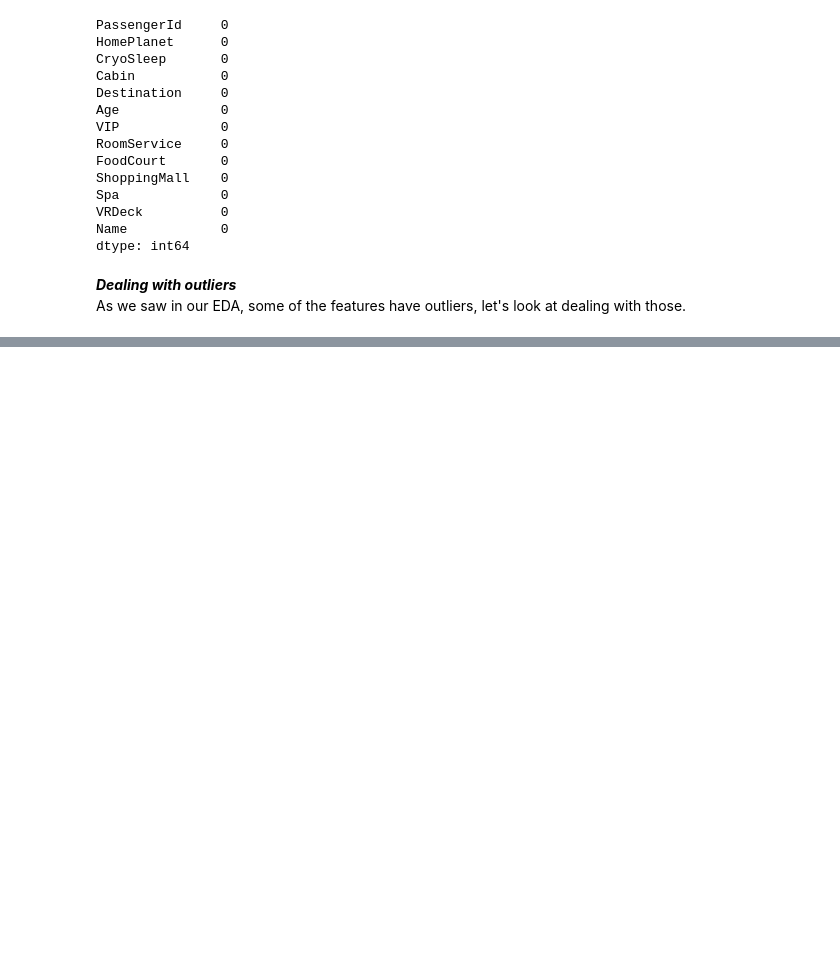
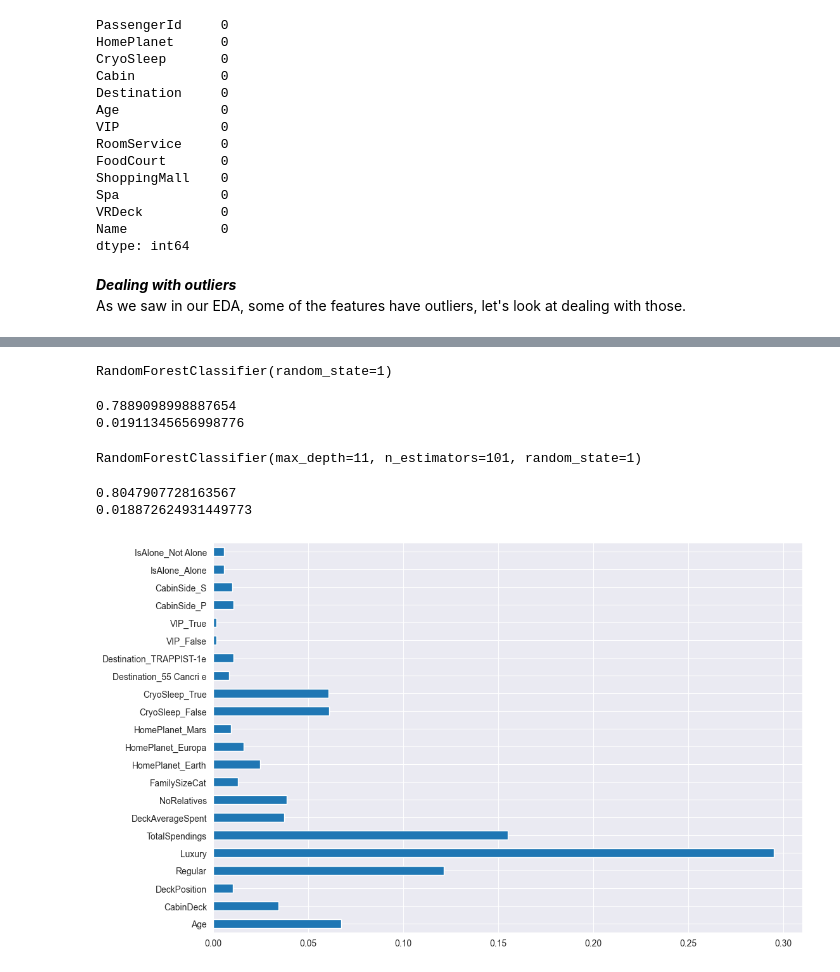
Before and after one commit to arjun-s-s/Spaceship-Titanic-Kaggle-Competition-, a Jupyter notebook: Spaceship Titanic - Random Forest Approach.ipynb, the cells around one changed output, grey strips where cells are left out. Saved outputs shown, nothing was run; the diff lists cells and outputs as text; code cells hidden in the pictures; blank space fills up the shorter version.

```diff
--- a/Spaceship Titanic - Random Forest Approach.ipynb
+++ b/Spaceship Titanic - Random Forest Approach.ipynb
@@ -674,0 +828,7 @@ AttributeError: 'NoneType' object has no attribute 'copy'
+# %%
+# Univariate feature selection
+chi_selector = SelectKBest(chi2, k = 22).fit(X, y)
+
+chi_support = chi_selector.get_support()
+chi_feature = X.loc[:, chi_support].columns
+chi_feature
@@ -674,0 +843,53 @@ AttributeError: 'NoneType' object has no attribute 'copy'
+# %%
+
+X = X[chi_feature]
+
+# baseline model
+baseline_model = RandomForestClassifier(random_state = 1)
+baseline_model.fit(X, y)
+# %% [output]
+RandomForestClassifier(random_state=1)
+# %%
+
+# store accuracy of baseline model prediction in results
+result = cross_val_score(baseline_model, X, y, cv = 20, scoring = "accuracy")
+
+# print mean and standard deviation of baseline model
+print(np.mean(result))
+print(np.std(result))
+# %% [output]
+0.7889098998887654
+0.01911345656998776
+# %%
+# provide range for max_depth from 1 to 20 with an interval of 2
+# provide range for n_estimators from 1 to 200 with an interval of 20
+paramgrid = {'max_depth': list(range(1, 20, 2)),
+             'n_estimators': list(range(1, 200, 20))}
+grid_search = GridSearchCV(RandomForestClassifier(random_state = 1), paramgrid)
+
+# fit the grid search model
+grid_search.fit(X, y)
+
+# Estimating the optimized value
+grid_search.best_estimator_
+# %%
+
+# build final model with these optimized values
+model_final = RandomForestClassifier(max_depth=11, n_estimators=101, random_state=1)
+
+# fit model on X and y
+model_final.fit(X, y)
+# %% [output]
+RandomForestClassifier(max_depth=11, n_estimators=101, random_state=1)
+# %%
+
+# store accuracy of each final model's prediction in result
+result_final = cross_val_score(model_final, X, y, cv = 20, scoring = "accuracy")
+
+# print mean and standard deviation of the accuracy of the final model
+
+print(np.mean(result_final))
+print(np.std(result_final))
+# %% [output]
+0.8047907728163567
+0.018872624931449773
@@ -674,0 +910,8 @@ AttributeError: 'NoneType' object has no attribute 'copy'
+# %%
+
+# plot feature importances
+importances = pd.Series(model_final.feature_importances_, index = X.columns)
+importances.plot(kind = 'barh', figsize = (12, 8))
+plt.show()
+# %% [output]
+[figure, added]
```
Also changed, not shown: parts of 19 cells of this notebook.
